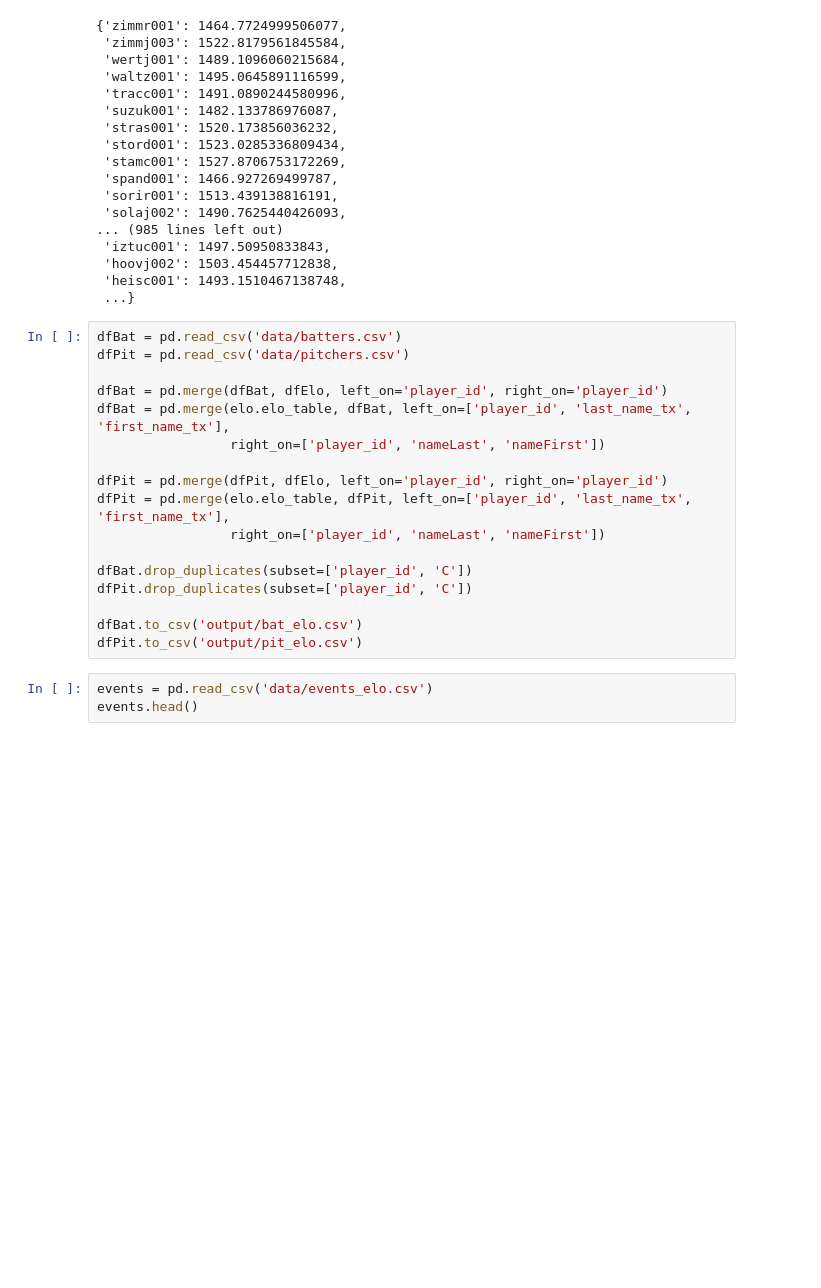
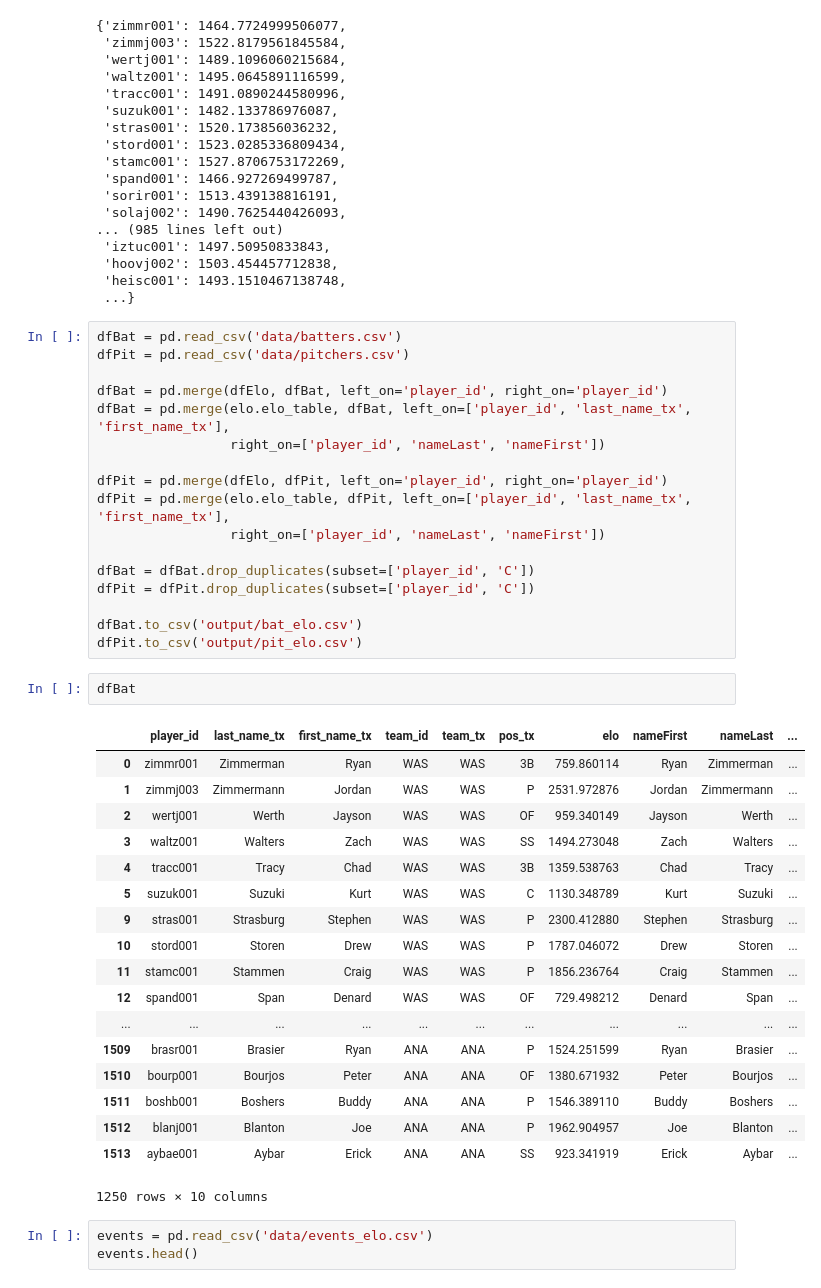
Before and after one commit to aaronaaeng/Sabermetrics-Final-Project, a Jupyter notebook: Elo-Calculation.ipynb, the cells around one changed output. Saved outputs shown, nothing was run; the diff lists cells and outputs as text; blank space fills up the shorter version.

Commit message:
Removed duplicates

```diff
--- a/Elo-Calculation.ipynb
+++ b/Elo-Calculation.ipynb
@@ -102,19 +102,40 @@ elo.snapshots[1]
 dfBat = pd.read_csv('data/batters.csv')
 dfPit = pd.read_csv('data/pitchers.csv')
 
-dfBat = pd.merge(dfBat, dfElo, left_on='player_id', right_on='player_id')
+dfBat = pd.merge(dfElo, dfBat, left_on='player_id', right_on='player_id')
 dfBat = pd.merge(elo.elo_table, dfBat, left_on=['player_id', 'last_name_tx', 'first_name_tx'],
                  right_on=['player_id', 'nameLast', 'nameFirst'])
 
-dfPit = pd.merge(dfPit, dfElo, left_on='player_id', right_on='player_id')
+dfPit = pd.merge(dfElo, dfPit, left_on='player_id', right_on='player_id')
 dfPit = pd.merge(elo.elo_table, dfPit, left_on=['player_id', 'last_name_tx', 'first_name_tx'],
                  right_on=['player_id', 'nameLast', 'nameFirst'])
 
-dfBat.drop_duplicates(subset=['player_id', 'C'])
-dfPit.drop_duplicates(subset=['player_id', 'C'])
+dfBat = dfBat.drop_duplicates(subset=['player_id', 'C'])
+dfPit = dfPit.drop_duplicates(subset=['player_id', 'C'])
 
 dfBat.to_csv('output/bat_elo.csv')
 dfPit.to_csv('output/pit_elo.csv')
+# %%
+dfBat
+# %% [output]
+|  | player_id | last_name_tx | first_name_tx | team_id | team_tx | pos_tx | elo | nameFirst | nameLast | ... |
+| 0 | zimmr001 | Zimmerman | Ryan | WAS | WAS | 3B | 759.860114 | Ryan | Zimmerman | ... |
+| 1 | zimmj003 | Zimmermann | Jordan | WAS | WAS | P | 2531.972876 | Jordan | Zimmermann | ... |
+| 2 | wertj001 | Werth | Jayson | WAS | WAS | OF | 959.340149 | Jayson | Werth | ... |
+| 3 | waltz001 | Walters | Zach | WAS | WAS | SS | 1494.273048 | Zach | Walters | ... |
+| 4 | tracc001 | Tracy | Chad | WAS | WAS | 3B | 1359.538763 | Chad | Tracy | ... |
+| 5 | suzuk001 | Suzuki | Kurt | WAS | WAS | C | 1130.348789 | Kurt | Suzuki | ... |
+| 9 | stras001 | Strasburg | Stephen | WAS | WAS | P | 2300.412880 | Stephen | Strasburg | ... |
+| 10 | stord001 | Storen | Drew | WAS | WAS | P | 1787.046072 | Drew | Storen | ... |
+| 11 | stamc001 | Stammen | Craig | WAS | WAS | P | 1856.236764 | Craig | Stammen | ... |
+| 12 | spand001 | Span | Denard | WAS | WAS | OF | 729.498212 | Denard | Span | ... |
+| ... | ... | ... | ... | ... | ... | ... | ... | ... | ... | ... |
+| 1509 | brasr001 | Brasier | Ryan | ANA | ANA | P | 1524.251599 | Ryan | Brasier | ... |
+| 1510 | bourp001 | Bourjos | Peter | ANA | ANA | OF | 1380.671932 | Peter | Bourjos | ... |
+| 1511 | boshb001 | Boshers | Buddy | ANA | ANA | P | 1546.389110 | Buddy | Boshers | ... |
+| 1512 | blanj001 | Blanton | Joe | ANA | ANA | P | 1962.904957 | Joe | Blanton | ... |
+| 1513 | aybae001 | Aybar | Erick | ANA | ANA | SS | 923.341919 | Erick | Aybar | ... |
+1250 rows × 10 columns
 # %%
 events = pd.read_csv('data/events_elo.csv')
 events.head()
```
Also changed, not shown: 2 other files.
